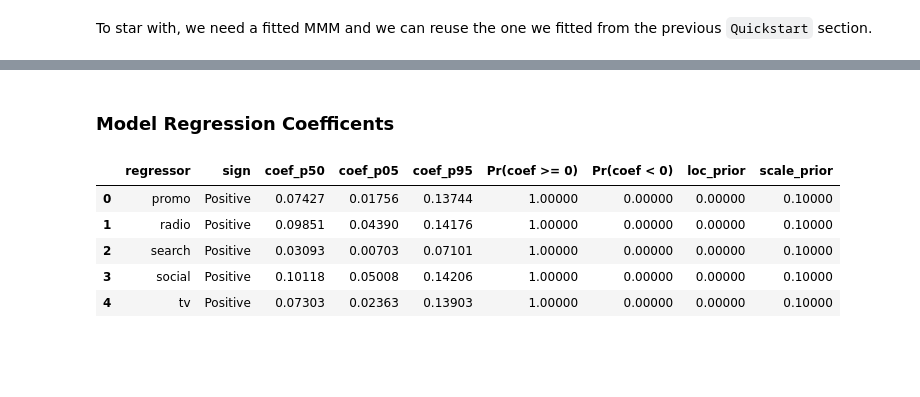
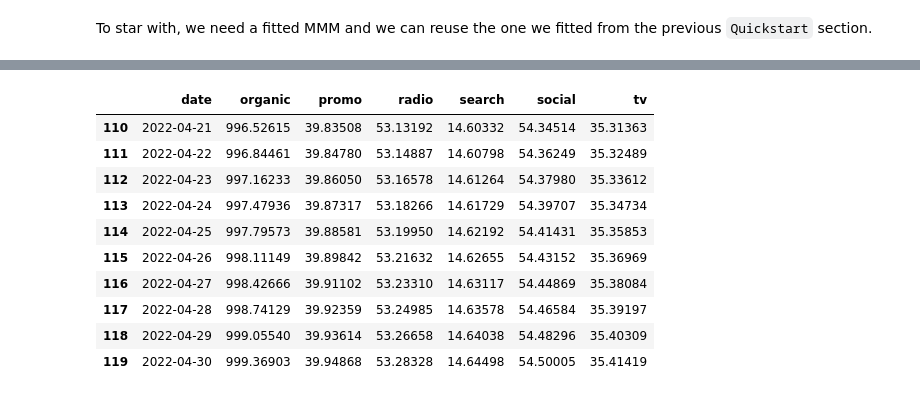
Before and after one commit to edwinnglabs/karpiu, a Jupyter notebook: docs/examples/attribution.ipynb, the cells around one changed output, grey strips where cells are left out. Cells and saved outputs as stored; diff of their text form; code cells hidden in the pictures; blank space fills up the shorter version.

```diff
--- a/docs/examples/attribution.ipynb
+++ b/docs/examples/attribution.ipynb
@@ -70,0 +86,8 @@ from karpiu.explainability import Attributor
+# %%
+from karpiu.utils import extend_ts_features
+
+N_PERIODS = 180
+df = mmm.get_raw_df()
+extended_df = df[['date'] + spend_cols]
+extended_df = extend_ts_features(extended_df, n_periods=N_PERIODS, date_col='date', rolling_window=30)
+extended_df.tail(10)
@@ -70,0 +108,4 @@ from karpiu.explainability import Attributor
+# %%
+pred_df = mmm.predict(extended_df)
+expected_sales = np.concatenate([df['sales'].values, pred_df['prediction'].values[-N_PERIODS:]])
+extended_df['sales'] = expected_sales
@@ -71,5 +114,6 @@ from karpiu.explainability import Attributor
 # %%
-ATTR_START = '2019-03-01'
-ATTR_END = '2019-03-31'
-attributor = Attributor(model=mmm, start=ATTR_START, end=ATTR_END)
-activities_attr_df, spend_attr_df, spend_df, cost_df = attributor.make_attribution()
+ATTR_START = '2022-01-01'
+ATTR_END = '2022-04-30'
+
+attr_obj = Attributor(mmm, start=ATTR_START, end=ATTR_END, df=extended_df)
+activities_attr_df, spend_attr_df, spend_df, cost_df = attr_obj.make_attribution()
@@ -109,11 +120,14 @@ cc.plot()
-# %% [markdown]
-### Model Regression Coefficents
-# %%
-mmm.get_regression_summary()
-# %% [output]
-|  | regressor | sign | coef_p50 | coef_p05 | coef_p95 | Pr(coef >= 0) | Pr(coef < 0) | loc_prior | scale_prior |
-| 0 | promo | Positive | 0.07427 | 0.01756 | 0.13744 | 1.00000 | 0.00000 | 0.00000 | 0.10000 |
-| 1 | radio | Positive | 0.09851 | 0.04390 | 0.14176 | 1.00000 | 0.00000 | 0.00000 | 0.10000 |
-| 2 | search | Positive | 0.03093 | 0.00703 | 0.07101 | 1.00000 | 0.00000 | 0.00000 | 0.10000 |
-| 3 | social | Positive | 0.10118 | 0.05008 | 0.14206 | 1.00000 | 0.00000 | 0.00000 | 0.10000 |
-| 4 | tv | Positive | 0.07303 | 0.02363 | 0.13903 | 1.00000 | 0.00000 | 0.00000 | 0.10000 |
+# %%
+spend_attr_df.tail(10)
+# %% [output]
+|  | date | organic | promo | radio | search | social | tv |
+| 110 | 2022-04-21 | 996.52615 | 39.83508 | 53.13192 | 14.60332 | 54.34514 | 35.31363 |
+| 111 | 2022-04-22 | 996.84461 | 39.84780 | 53.14887 | 14.60798 | 54.36249 | 35.32489 |
+| 112 | 2022-04-23 | 997.16233 | 39.86050 | 53.16578 | 14.61264 | 54.37980 | 35.33612 |
+| 113 | 2022-04-24 | 997.47936 | 39.87317 | 53.18266 | 14.61729 | 54.39707 | 35.34734 |
+| 114 | 2022-04-25 | 997.79573 | 39.88581 | 53.19950 | 14.62192 | 54.41431 | 35.35853 |
+| 115 | 2022-04-26 | 998.11149 | 39.89842 | 53.21632 | 14.62655 | 54.43152 | 35.36969 |
+| 116 | 2022-04-27 | 998.42666 | 39.91102 | 53.23310 | 14.63117 | 54.44869 | 35.38084 |
+| 117 | 2022-04-28 | 998.74129 | 39.92359 | 53.24985 | 14.63578 | 54.46584 | 35.39197 |
+| 118 | 2022-04-29 | 999.05540 | 39.93614 | 53.26658 | 14.64038 | 54.48296 | 35.40309 |
+| 119 | 2022-04-30 | 999.36903 | 39.94868 | 53.28328 | 14.64498 | 54.50005 | 35.41419 |
```
Also changed, not shown: parts of 21 cells of this notebook.
